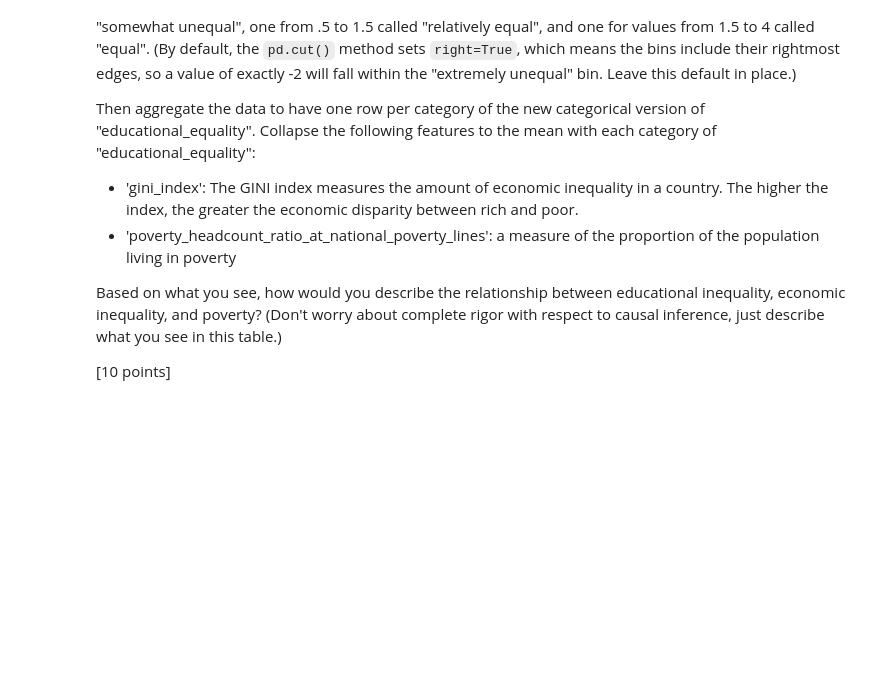
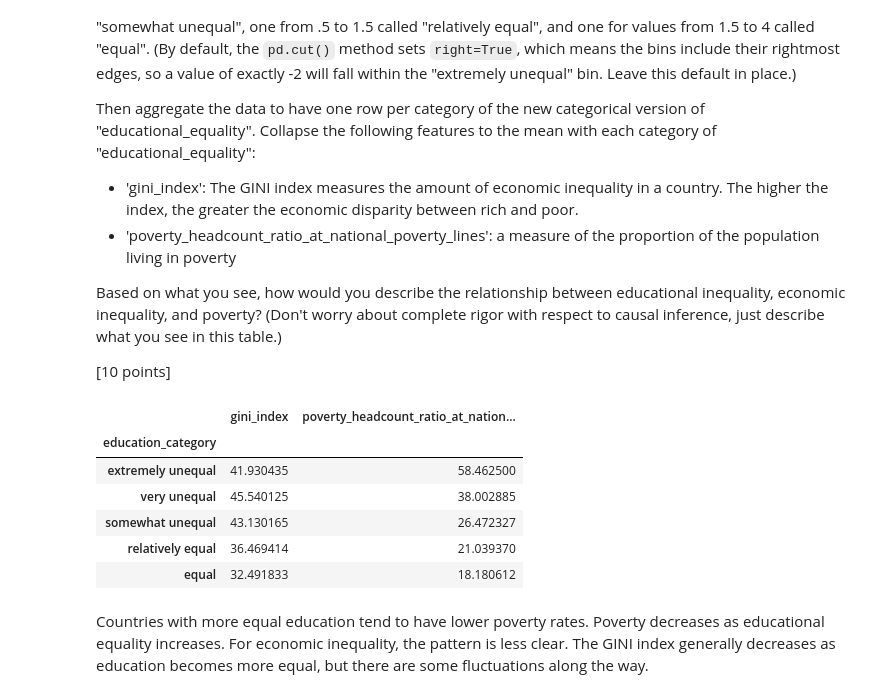
Before and after one commit to jonathan-orellana/ds6001-f26-qrk9cs, a Jupyter notebook: lab_assignments/lab_assignment9/labassignment9.ipynb, the cells around one changed output. Cells and saved outputs as stored; diff of their text form; code cells hidden in the pictures; blank space fills up the shorter version.

```diff
--- a/lab_assignments/lab_assignment9/labassignment9.ipynb
+++ b/lab_assignments/lab_assignment9/labassignment9.ipynb
@@ -508,3 +534,38 @@ Then aggregate the data to have one row per category of the new categorical vers
 Based on what you see, how would you describe the relationship between educational inequality, economic inequality, and poverty? (Don't worry about complete rigor with respect to causal inference, just describe what you see in this table.)
 
 [10 points]
+# %%
+bins = [-4, -2, -0.5, 0.5, 1.5, 4]
+
+labels = [
+    'extremely unequal',
+    'very unequal',
+    'somewhat unequal',
+    'relatively equal',
+    'equal'
+]
+
+cardb['education_category'] = pd.cut(
+    cardb['educational_equality'],
+    bins=bins,
+    labels=labels
+)
+
+education_summary = (
+    cardb.groupby('education_category', observed=True)[
+        ['gini_index', 'poverty_headcount_ratio_at_national_poverty_lines']
+    ]
+    .mean()
+)
+
+education_summary
+# %% [output]
+|  | gini_index | poverty_headcount_ratio_at_nation... |
+| education_category |  |  |
+| extremely unequal | 41.930435 | 58.462500 |
+| very unequal | 45.540125 | 38.002885 |
+| somewhat unequal | 43.130165 | 26.472327 |
+| relatively equal | 36.469414 | 21.039370 |
+| equal | 32.491833 | 18.180612 |
+# %% [markdown]
+Countries with more equal education tend to have lower poverty rates. Poverty decreases as educational equality increases. For economic inequality, the pattern is less clear. The GINI index generally decreases as education becomes more equal, but there are some fluctuations along the way.
```
Also changed, not shown: parts of 2 cells of this notebook, 10 other files.
